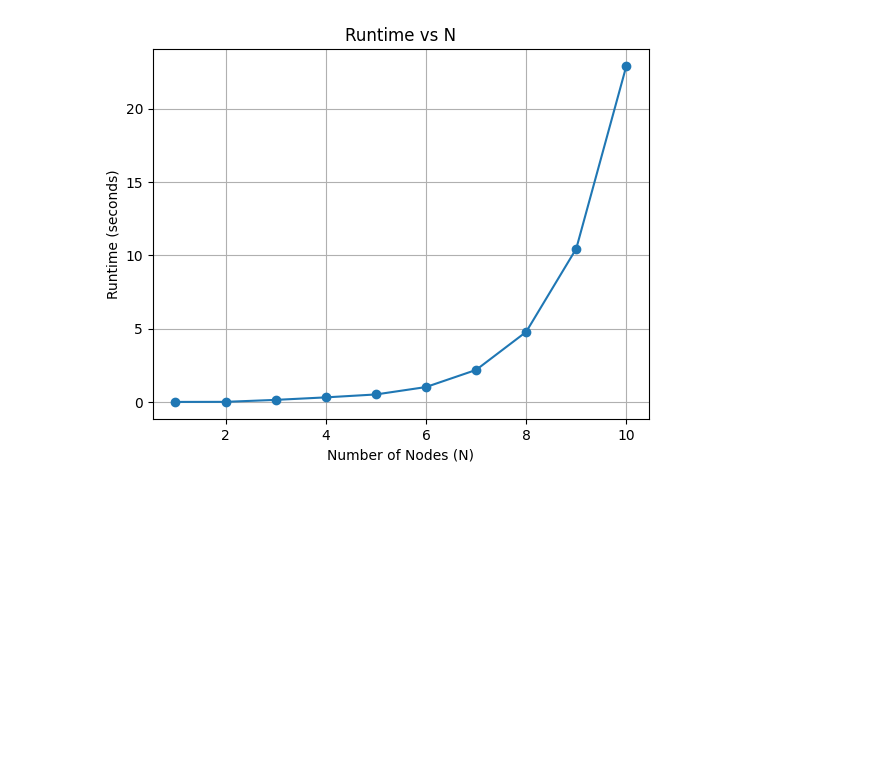
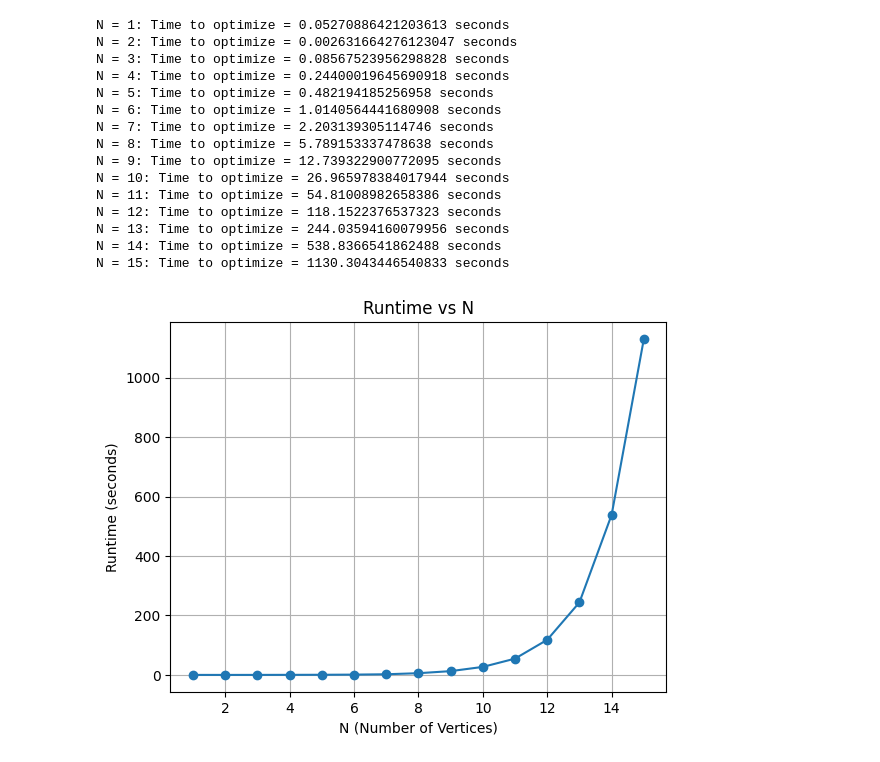
Before and after one commit to jpmorganchase/QOKit, a Jupyter notebook: grips/QAOA_N_vs_Runtime.ipynb, the cells around one changed output. Saved outputs shown, nothing was run; the diff lists cells and outputs as text; code cells hidden in the pictures; blank space fills up the shorter version.

```diff
--- a/grips/QAOA_N_vs_Runtime.ipynb
+++ b/grips/QAOA_N_vs_Runtime.ipynb
@@ -226,34 +224,50 @@ def run_experiment(seed: int, N: int, p: int) -> None:
 
     start_time = time.time()
     # If you don't want expectation and measurement plots, do not pass in parameters!
-    gamma, beta = optimize(N, terms, init_gamma, init_beta, expectations, measurements, sim)
+    gamma, beta = optimize(N, terms, init_gamma, init_beta, sim=sim)
     end_time = time.time()
     # print(f"Time to optimize: {end_time - start_time} seconds\n")
 
     # print_result(N, terms, gamma, beta, "Final ")
     # print_probabilities(G, terms, gamma, beta, threshold=0.5 / N, only_likely=True)
     # print()
     # plot_expectation(expectations, N, p, start_time)
     # plot_measurements(measurements, N, p, start_time)
 
     # nx.draw(G, nx.circular_layout(G), node_color=vert_colors, edge_color=edge_colors, with_labels=True)
     return (end_time - start_time)
 
 # List of Ns
-Ns = list(range(1, 11))
+Ns = list(range(1, 16))
 runtimes = []
 
 # Run experiments for each N and collect runtimes
 for i in Ns:
     runtime = run_experiment(seed = 0, N = i, p = 5)
     runtimes.append(runtime)
+    print(f"N = {i}: Time to optimize = {runtime} seconds")
 
 # Plotting runtime vs N
 plt.plot(Ns, runtimes, marker='o')
 plt.title('Runtime vs N')
-plt.xlabel('Number of Nodes (N)')
+plt.xlabel('N (Number of Vertices)')
 plt.ylabel('Runtime (seconds)')
 plt.grid(True)
 plt.show()
 # %% [output]
+N = 1: Time to optimize = 0.05270886421203613 seconds
+N = 2: Time to optimize = 0.002631664276123047 seconds
+N = 3: Time to optimize = 0.08567523956298828 seconds
+N = 4: Time to optimize = 0.24400019645690918 seconds
+N = 5: Time to optimize = 0.482194185256958 seconds
+N = 6: Time to optimize = 1.0140564441680908 seconds
+N = 7: Time to optimize = 2.203139305114746 seconds
+N = 8: Time to optimize = 5.789153337478638 seconds
+N = 9: Time to optimize = 12.739322900772095 seconds
+N = 10: Time to optimize = 26.965978384017944 seconds
+N = 11: Time to optimize = 54.81008982658386 seconds
+N = 12: Time to optimize = 118.1522376537323 seconds
+N = 13: Time to optimize = 244.03594160079956 seconds
+N = 14: Time to optimize = 538.8366541862488 seconds
+N = 15: Time to optimize = 1130.3043446540833 seconds
-[figure, old version]
+[figure, new version]
```
Also changed, not shown: parts of 1 cell of this notebook, 2 other files.
